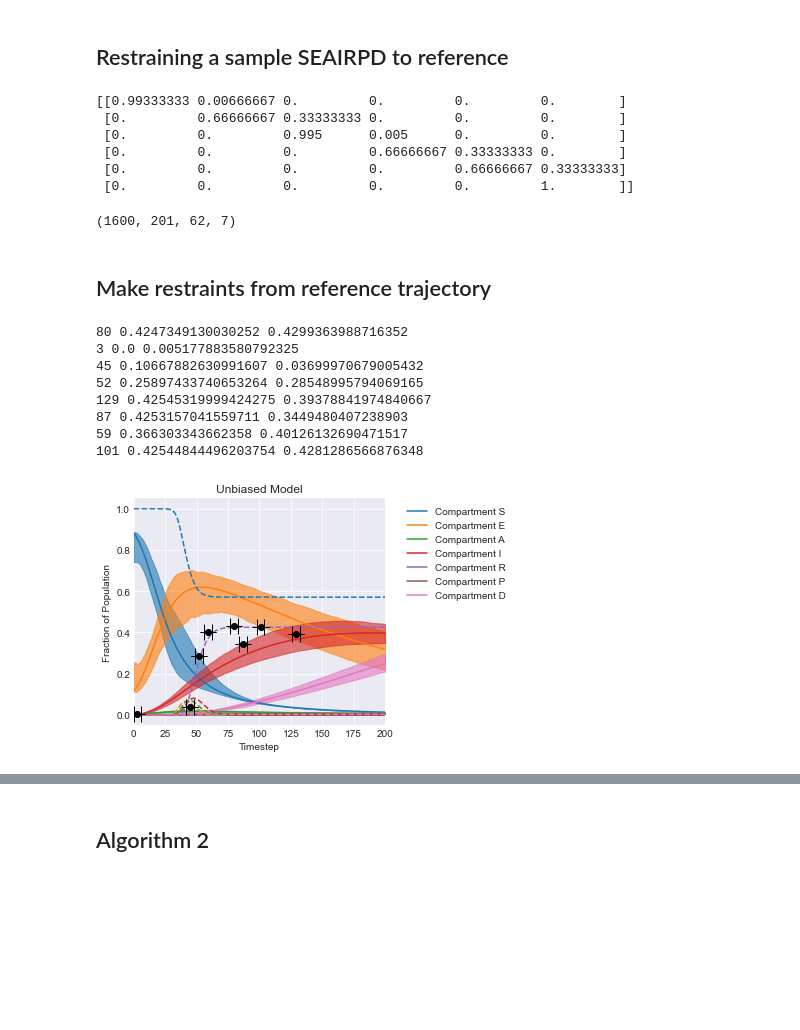
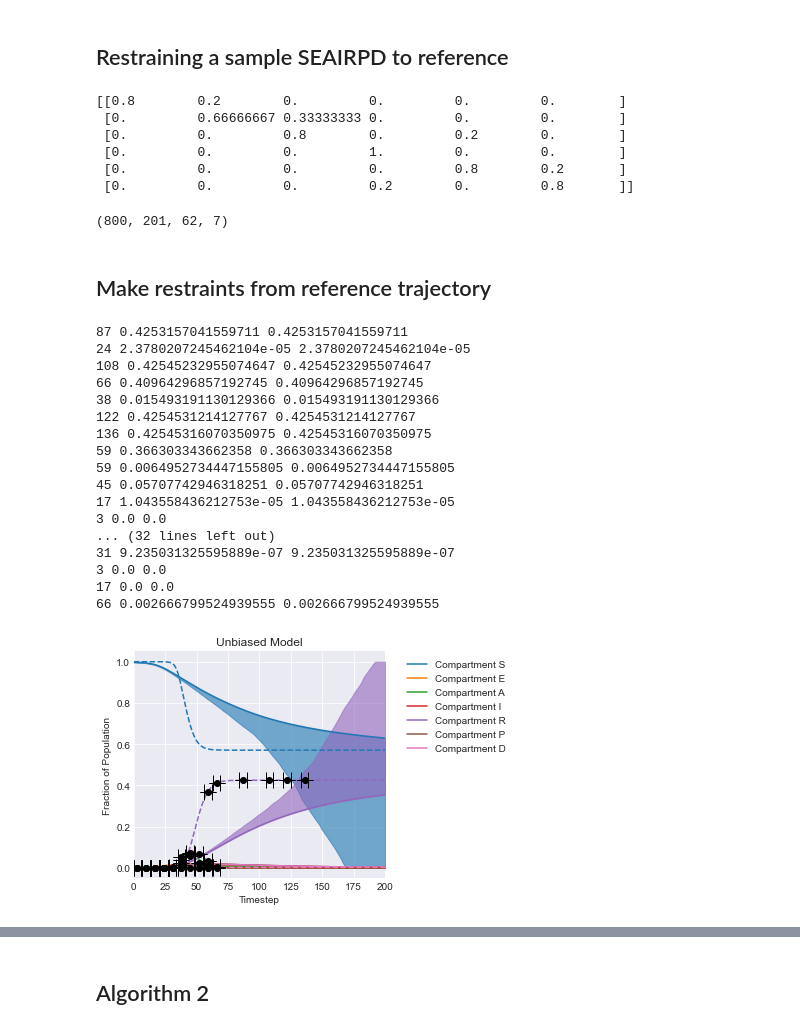
Before and after one commit to ur-whitelab/py0, a Jupyter notebook: examples/Fit_data.ipynb, the cells around one changed output, grey strips where cells are left out. Drawn from its saved outputs; the diff is of its cells as text; code cells hidden in the pictures; blank space fills up the shorter version.

```diff
--- a/examples/Fit_data.ipynb
+++ b/examples/Fit_data.ipynb
@@ -129,24 +129,37 @@ compartments = ['E','A','I','R','P','D']
 infections_compartments = [1,2]
 C = len(compartments)
 tmat = maxentep.TransitionMatrix(compartments, infections_compartments)
-tmat.add_transition('E', 'A', 150, 100)
-tmat.add_transition('A', 'I', 3, 2)
-tmat.add_transition('I', 'R', 200, 2)
-tmat.add_transition('R', 'P', 3, 2)
-tmat.add_transition('P', 'D', 3, 2)
-# tmat.add_transition('I', 'R', 14, 4)
+tmat.add_transition('E', 'A', 5, 2)
+tmat.add_transition('A', 'I', 3, 1)
+tmat.add_transition('I', 'P', 5, 2)
+tmat.add_transition('P', 'D', 5, 2)
+tmat.add_transition('D', 'R', 5, 2)
+
 print(tmat.value)
-param_model = maxentep.MetaParameterJoint(np.zeros((M,)), Mobility_martix_norm * 0.9, tmat, name='unbiased_model')
+hyper_pram = maxentep.ParameterHypers()
+hyper_pram.beta_low = 0.0001
+hyper_pram.beta_high = 0.9
+hyper_pram.beta_var = 0.1
+hyper_pram.start_high = 0.01
+# hyper_pram.start_var = 0.1
+# hyper_pram.R_var = 0.001
+hyper_pram.beta_start = 0.001
+hyper_pram.start_mean = 0.001
+# hyper_pram.start_scale = 0.1
+
+start_logits = np.zeros((M,))
+start_logits[:]=np.log(0.01)
+param_model = maxentep.MetaParameterJoint(start_logits, Mobility_martix_norm , tmat, name='unbiased_model',hypers = hyper_pram )
 # %% [output]
-[[0.99333333 0.00666667 0.         0.         0.         0.        ]
+[[0.8        0.2        0.         0.         0.         0.        ]
  [0.         0.66666667 0.33333333 0.         0.         0.        ]
- [0.         0.         0.995      0.005      0.         0.        ]
- [0.         0.         0.         0.66666667 0.33333333 0.        ]
- [0.         0.         0.         0.         0.66666667 0.33333333]
- [0.         0.         0.         0.         0.         1.        ]]
+ [0.         0.         0.8        0.         0.2        0.        ]
+ [0.         0.         0.         1.         0.         0.        ]
+ [0.         0.         0.         0.         0.8        0.2       ]
+ [0.         0.         0.         0.2        0.         0.8       ]]
 # %%
 import tqdm
-N = 100
+N = 50
 batches = 16
 outs = []
 infect = maxentep.contact_infection_func(infections_compartments)
@@ -157,35 +170,51 @@ for b in tqdm.tqdm(range(batches)):
 trajs = np.concatenate(outs, axis=0)
 print(trajs.shape)
 # %% [output]
-(1600, 201, 62, 7)
+(800, 201, 62, 7)
 # %% [markdown]
 ## Make restraints from reference trajectory
 # %%
 # Plotting restraints on reference traj
 full_compartments = ['S'] + compartments
 p = 1 # picking one trajectory from the parameter set
 maxentep.traj_quantile(trajs[:,:,0,:], names=full_compartments, plot_means=True)
 plt.plot(ref_traj[p,:,0], linestyle='--')
 plt.title('Unbiased Model')
 
 npoints =8
 prior = maxentep.Laplace(0.1)
 # cutting the ref_traj in half
-restraints, plot_fxns = maxentep.traj_to_restraints(ref_traj[p,:150,:,:], [0,4], npoints, prior, noise=0.05,time_average=7)
+restraints_R, plot_fxn_R = maxentep.traj_to_restraints(ref_traj[p,:150,:,:], [0,4], npoints, prior, noise=0,time_average=7)
+restraints_E, plot_fxn_E = maxentep.traj_to_restraints(ref_traj[p,:75,:,:], [0,1], npoints, prior, noise=0,time_average=7)
+restraints_A, plot_fxn_A = maxentep.traj_to_restraints(ref_traj[p,:75,:,:], [0,2], npoints, prior, noise=0,time_average=7)
+restraints_I, plot_fxn_I = maxentep.traj_to_restraints(ref_traj[p,:75,:,:], [0,3], npoints, prior, noise=0,time_average=7)
+restraints_P, plot_fxn_P = maxentep.traj_to_restraints(ref_traj[p,:75,:,:], [0,5], npoints, prior, noise=0,time_average=7)
+restraints_D, plot_fxn_D = maxentep.traj_to_restraints(ref_traj[p,:75,:,:], [0,6], npoints, prior, noise=0,time_average=7)
+restraints = restraints_R + restraints_E + restraints_A + restraints_I + restraints_P + restraints_D
+plot_fxns = plot_fxn_R + plot_fxn_E + plot_fxn_A + plot_fxn_I + plot_fxn_P + plot_fxn_D
 for i,pf in enumerate(plot_fxns):
     pf(plt.gca(), 0)
 plt.tight_layout()
 plt.savefig('unbiased.png',dpi=200)
 plt.show()
 # %% [output]
-80 0.4247349130030252 0.4299363988716352
-3 0.0 0.005177883580792325
-45 0.10667882630991607 0.03699970679005432
-52 0.25897433740653264 0.28548995794069165
-129 0.42545319999424275 0.39378841974840667
-87 0.4253157041559711 0.3449480407238903
-59 0.366303343662358 0.40126132690471517
-101 0.42544844496203754 0.4281286566876348
+87 0.4253157041559711 0.4253157041559711
+24 2.3780207245462104e-05 2.3780207245462104e-05
+108 0.42545232955074647 0.42545232955074647
+66 0.40964296857192745 0.40964296857192745
+38 0.015493191130129366 0.015493191130129366
+122 0.4254531214127767 0.4254531214127767
+136 0.42545316070350975 0.42545316070350975
+59 0.366303343662358 0.366303343662358
+59 0.0064952734447155805 0.0064952734447155805
+45 0.05707742946318251 0.05707742946318251
+17 1.043558436212753e-05 1.043558436212753e-05
+3 0.0 0.0
+... (32 lines left out)
+31 9.235031325595889e-07 9.235031325595889e-07
+3 0.0 0.0
+17 0.0 0.0
+66 0.002666799524939555 0.002666799524939555
-[figure, old version]
+[figure, new version]
 # %%
 me_model = maxentep.MaxentModel(restraints)
```
Also changed, not shown: parts of 18 cells of this notebook.
